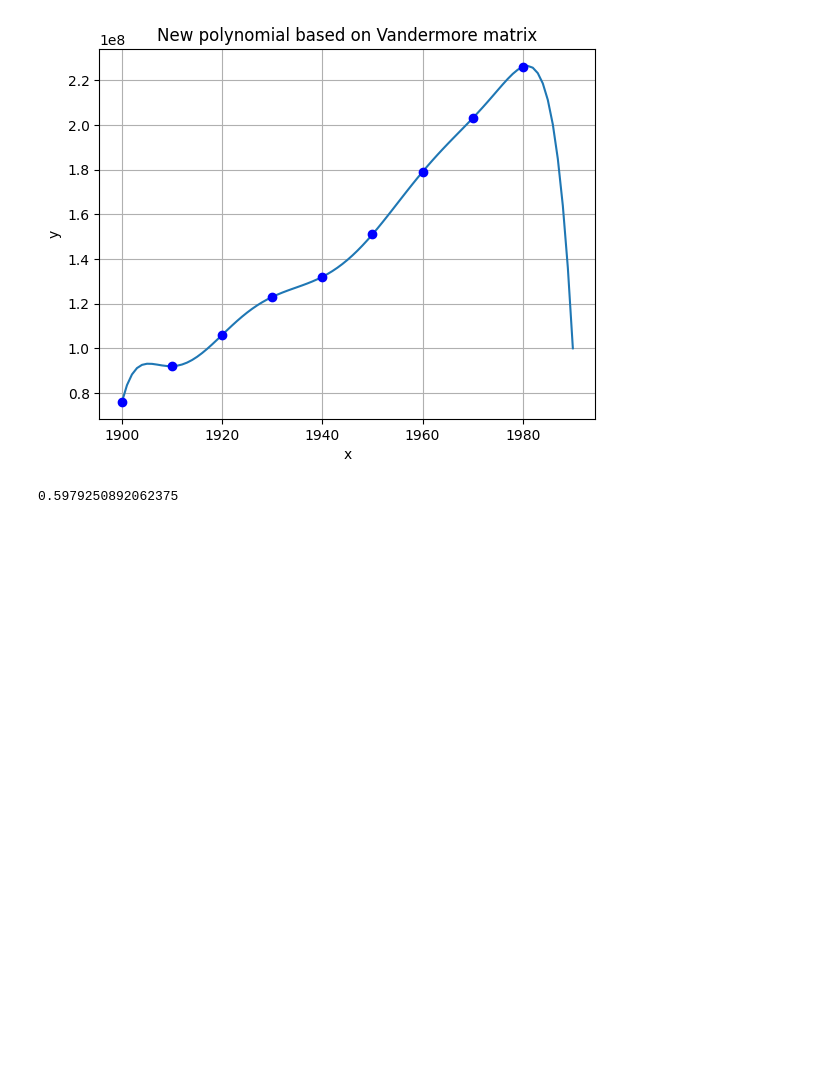
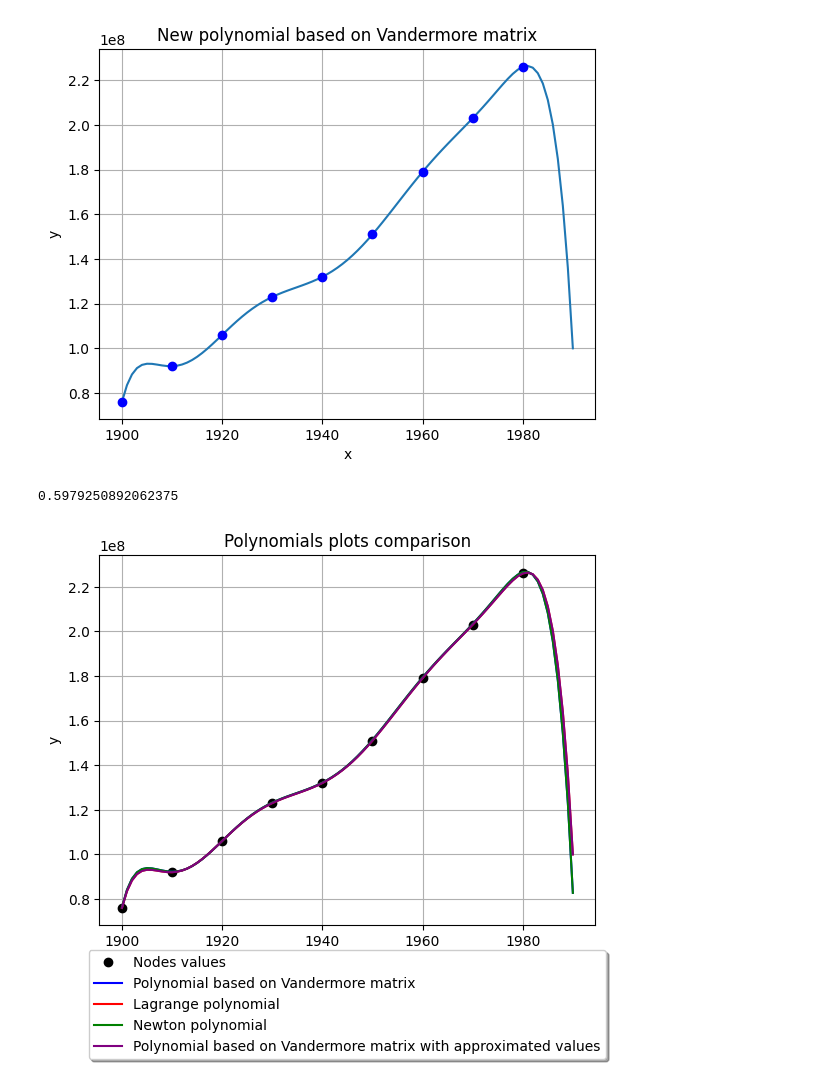
Before and after one commit to baramundi666/Computation-Methods-for-Science-and-Technology, a Jupyter notebook: lab-3/main.ipynb, the cells around one changed output. Cells and saved outputs as stored; diff of their text form; code cells hidden in the pictures; blank space fills up the shorter version.

Commit message:
fixed mistakes based on feedback

```diff
--- a/lab-3/main.ipynb
+++ b/lab-3/main.ipynb
@@ -69,11 +68,11 @@ print(relative_error)
 # %%
 # Lagrange interpolation polynomial
 l = lambda t, j: np.prod(t-year[year!=year[j]])/np.prod(year[j]-year[year!=year[j]])
-p_8 = lambda t: np.sum([population[j] * l(t, j) for j in range(9)])
+p_8_lagrange = lambda t: np.sum([population[j] * l(t, j) for j in range(9)])
 
 # Lagrange polynomial plot
 arguments = range(1900,1991)
-values = np.array([p_8(t) for t in arguments])
+values = np.array([p_8_lagrange(t) for t in arguments])
 plt.plot(arguments, values)
 plt.plot(year, population, 'bo')
 plt.title("Lagrange polynomial plot")
@@ -144,3 +143,24 @@ relative_error = np.abs(extrapolated_value-real_value)/real_value
 print(relative_error)
 # %% [output]
 0.5979250892062375
+# %%
+# Plot of all polynomials for comparison
+plt.plot(year, population, 'bo', color='black', label='Nodes values')
+arguments = range(1900,1991)
+values = np.array([horner_scalar(phi_4(t, 2), c) for t in arguments])
+plt.plot(arguments, values, color='blue', label='Polynomial based on Vandermore matrix')
+values = np.array([p_8_lagrange(t) for t in arguments])
+plt.plot(arguments, values, color='red', label='Lagrange polynomial')
+values = np.array([horner_vector(t-year, X) for t in arguments])
+plt.plot(arguments, values, color='green', label='Newton polynomial')
+values = np.array([horner_scalar(phi_4(t, 2), c_new) for t in arguments])
+plt.plot(arguments, values, color='purple', label='Polynomial based on Vandermore matrix with approximated values')
+plt.title("Polynomials plots comparison")
+plt.xlabel("x")
+plt.ylabel("y")
+plt.legend(loc='upper center', bbox_to_anchor=(0.5, -0.05),
+          fancybox=True, shadow=True, ncol=1)
+plt.grid()
+plt.show()
+# %% [output]
+[figure, added]
```
Also changed, not shown: parts of 2 cells of this notebook, 5 other files.
